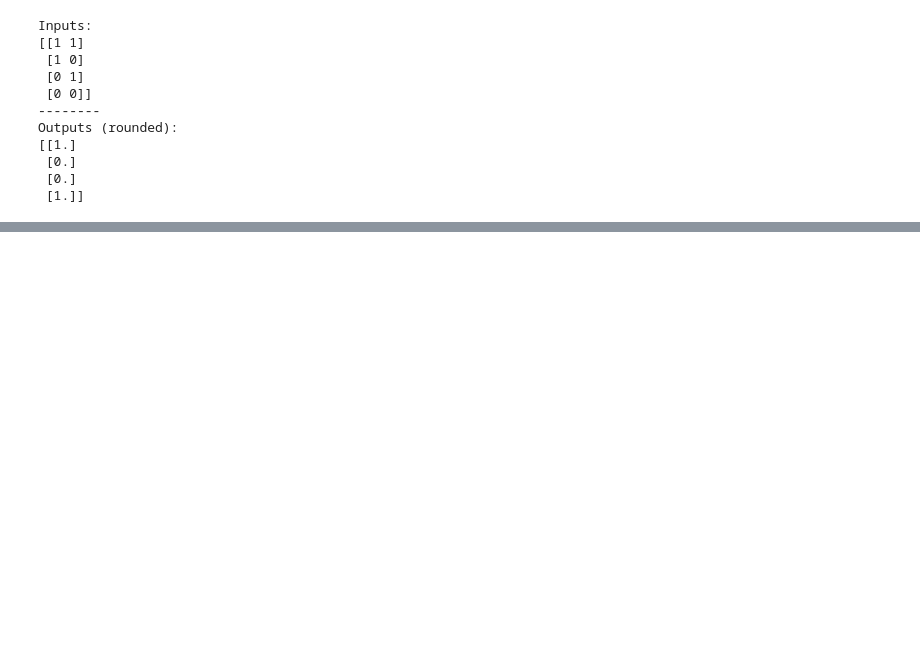
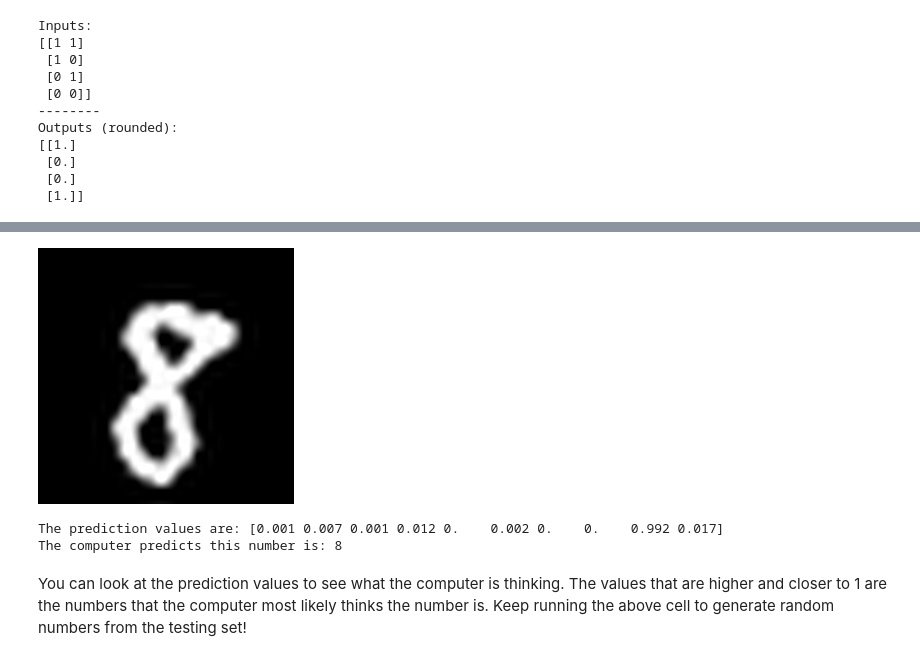
Before and after one commit to nbalepur/SIGNLL-Fall-2020, a Jupyter notebook: Neural Networks/Neural Networks Filled.ipynb, the cells around one changed output, grey strips where cells are left out. Saved outputs shown, nothing was run; the diff lists cells and outputs as text; code cells hidden in the pictures; blank space fills up the shorter version.

```diff
--- a/Neural Networks/Neural Networks Filled.ipynb
+++ b/Neural Networks/Neural Networks Filled.ipynb
@@ -235,0 +291,7 @@ Outputs (rounded):
+# %%
+# reshaping and normalizing the inputs to fit our needs
+mnist_train_inputs = (mnist_x_train[0:m][:][:].reshape(m, 28*28)) / 255
+mnist_train_outputs = mnist_y_train[0:m]
+
+mnist_test_inputs = (mnist_x_test[:][:][:].reshape(mnist_x_test.shape[0], 28*28)) / 255
+mnist_test_outputs = mnist_y_test
@@ -235,0 +300,5 @@ Outputs (rounded):
+# %%
+# defining theta values with correct dimensions
+theta_one = np.matrix(np.random.random((25, 785))) - 0.5
+theta_two = np.matrix(np.random.random((10, 26))) - 0.5
+mnist_thetas = [theta_one, theta_two]
@@ -235,0 +311,10 @@ Outputs (rounded):
+# %%
+# gradient descent
+for iteration in range(num_iterations):
+    # calculate our outputs
+    outputs = forward_prop(mnist_train_inputs, mnist_thetas, m)
+    # calculate the gradients
+    gradients = back_prop(outputs, mnist_train_outputs, mnist_train_inputs, mnist_thetas, m, num_classifications)
+    # adjust our thetas accordingly
+    mnist_thetas[0] = mnist_thetas[0] - learning_rate * gradients[0]
+    mnist_thetas[1] = mnist_thetas[1] - learning_rate * gradients[1]
@@ -235,0 +364,27 @@ Outputs (rounded):
+# %%
+def predict_num():
+    # help from: https://stackoverflow.com/questions/38867869/how-to-create-image-from-numpy-float32-array
+    # generates the random index from the list of test outputs
+    random_index = round(mnist_test_outputs.size * np.random.random())
+
+    # displays and formats the image correctly
+    data = mnist_test_inputs[random_index].reshape(28, 28)
+    formatted = (data * 255 / np.max(data)).astype('uint8')
+    img = Image.fromarray(formatted)
+    display(img.resize((256,256), PIL.Image.LANCZOS))
+
+    # calculates the predction values and label for that image
+    prediction_arr = np.round(sigmoid(forward_prop(np.matrix(mnist_test_inputs[random_index]), mnist_thetas, 1)[-1]), 3)
+    prediction_label = np.argmax(prediction_arr)
+
+    print("The prediction values are: " + str(prediction_arr[0]))
+    print("The computer predicts this number is: " + str(prediction_label))
+# %%
+# keep running this cell to see the computer predict numbers!
+predict_num()
+# %% [output]
+[figure, added]
+The prediction values are: [0.001 0.007 0.001 0.012 0.    0.002 0.    0.    0.992 0.017]
+The computer predicts this number is: 8
+# %% [markdown]
+You can look at the prediction values to see what the computer is thinking. The values that are higher and closer to 1 are the numbers that the computer most likely thinks the number is. Keep running the above cell to generate random numbers from the testing set!
```
Also changed, not shown: parts of 27 cells of this notebook.
